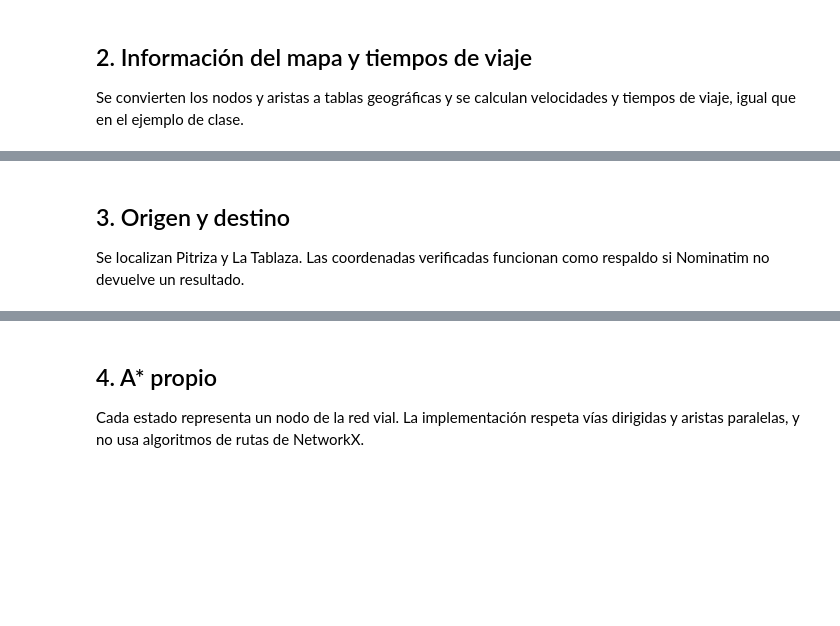
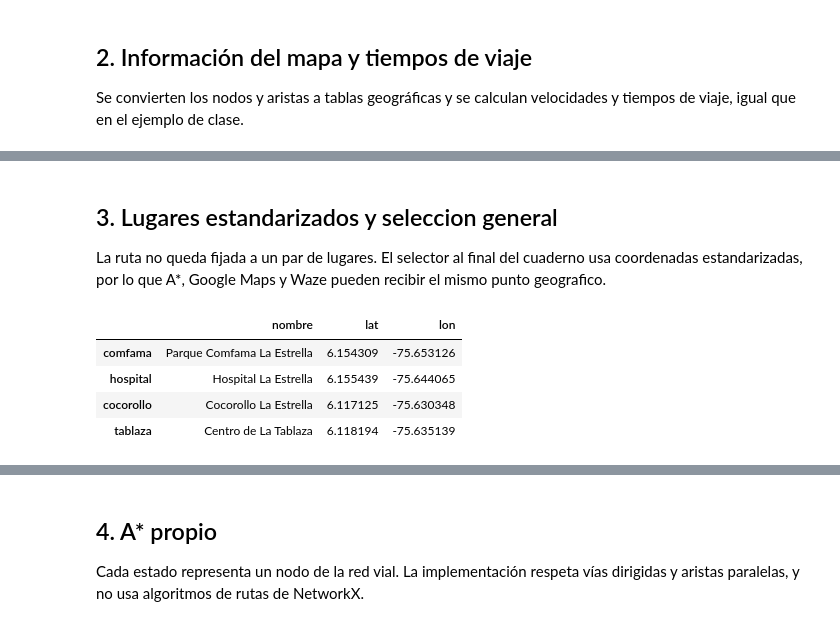
Before and after one commit to martinrestrepoc/trabajo-waze, a Jupyter notebook: Waze_IA_Reestructurado.ipynb, the cells around one changed output, grey strips where cells are left out. Cells and saved outputs as stored; diff of their text form; code cells hidden in the pictures; blank space fills up the shorter version.

Commit message:
feat: Se crea el menu de seleccion

```diff
--- a/Waze_IA_Reestructurado.ipynb
+++ b/Waze_IA_Reestructurado.ipynb
@@ -57,6 +93,40 @@ gdf_edges.explode('highway').groupby('highway')[['length', 'speed_kph', 'travel_
 # %% [markdown]
-## 3. Origen y destino
+## 3. Lugares estandarizados y seleccion general
 
-Se localizan Pitriza y La Tablaza. Las coordenadas verificadas funcionan como respaldo si Nominatim no devuelve un resultado.
+La ruta no queda fijada a un par de lugares. El selector al final del cuaderno usa coordenadas estandarizadas, por lo que A*, Google Maps y Waze pueden recibir el mismo punto geografico.
 # %%
-locator = Nominatim(user_agent="waze_ia_la_estrella")
+# Menu de lugares estandarizados. Las coordenadas son la fuente de verdad.
+# Para agregar otro sitio, incluya una nueva entrada con nombre, latitud y longitud,
+# y ejecute esta celda y la celda del selector nuevamente.
+LUGARES_VALIDOS = {
+    "comfama": {
+        "nombre": "Parque Comfama La Estrella",
+        "lat": 6.1543088,
+        "lon": -75.6531261,
+    },
+    "hospital": {
+        "nombre": "Hospital La Estrella",
+        "lat": 6.1554390,
+        "lon": -75.6440655,
+    },
+    "cocorollo": {
+        "nombre": "Cocorollo La Estrella",
+        "lat": 6.1171245,
+        "lon": -75.6303483,
+    },
+    "tablaza": {
+        "nombre": "Centro de La Tablaza",
+        "lat": 6.1181940,
+        "lon": -75.6351392,
+    },
+}
+
+MAX_SNAP_DISTANCE_M = 250
+MAP_BOUNDS = gdf_nodes.total_bounds  # min_lon, min_lat, max_lon, max_lat
+pd.DataFrame.from_dict(LUGARES_VALIDOS, orient="index")
+# %% [output]
+|  | nombre | lat | lon |
+| comfama | Parque Comfama La Estrella | 6.154309 | -75.653126 |
+| hospital | Hospital La Estrella | 6.155439 | -75.644065 |
+| cocorollo | Cocorollo La Estrella | 6.117125 | -75.630348 |
+| tablaza | Centro de La Tablaza | 6.118194 | -75.635139 |
```
Also changed, not shown: parts of 35 cells of this notebook, 3 other files.
